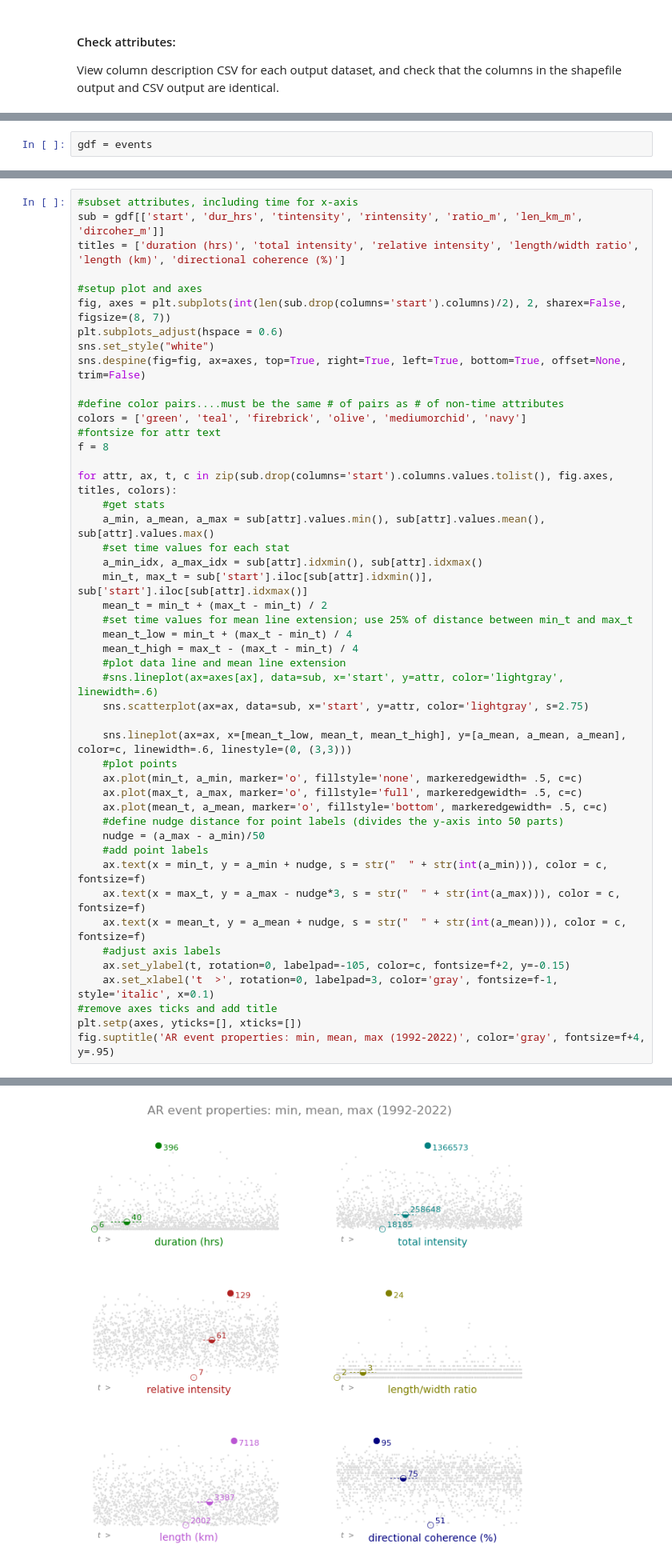
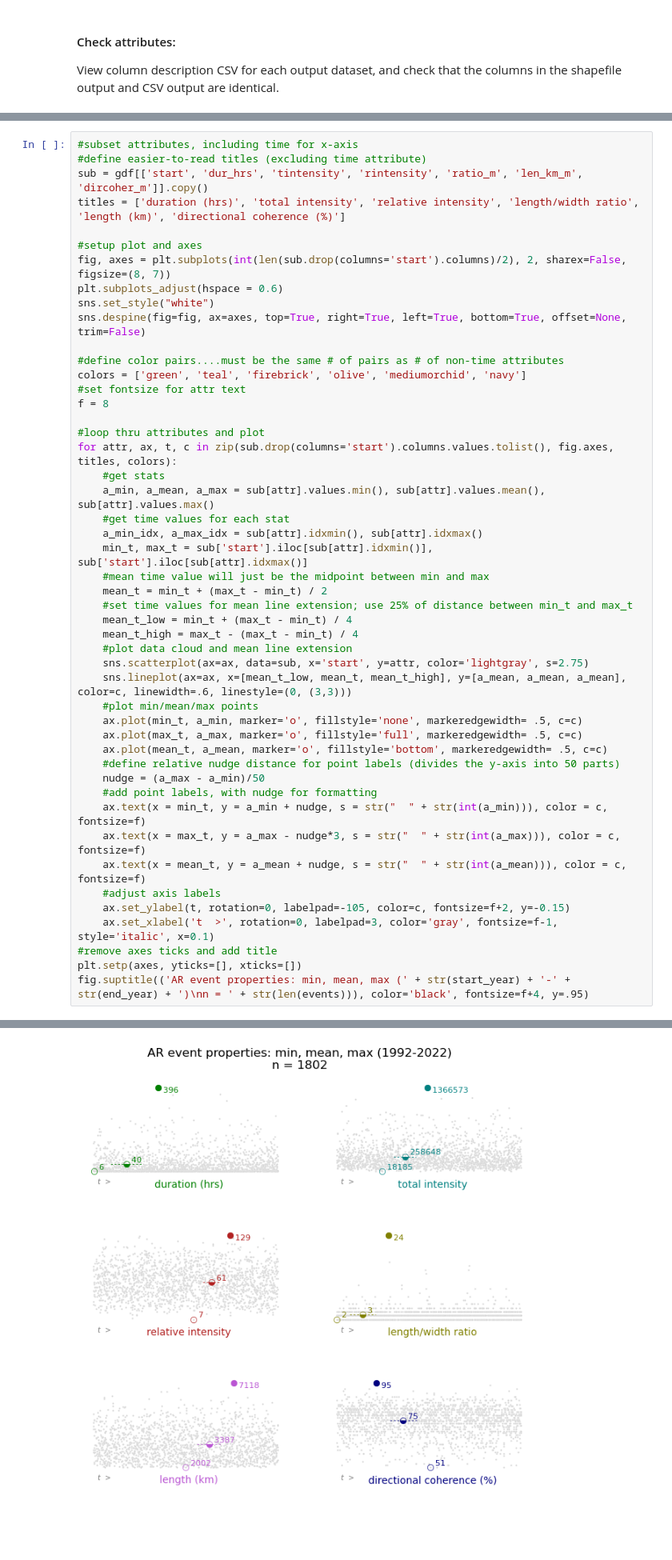
Before and after one commit to ua-snap/ar_avalanche, a Jupyter notebook: AR_QC.ipynb, the cells around one changed output, grey strips where cells are left out. Shown at 80% size. Saved outputs shown, nothing was run; the diff lists cells and outputs as text; blank space fills up the shorter version.

```diff
--- a/AR_QC.ipynb
+++ b/AR_QC.ipynb
@@ -137,2 +247,0 @@ On average, we detected 60.06666666666667 possible AR events per year.
-# %%
-gdf = events
@@ -139,6 +254,7 @@ gdf = events
 # %%
 #subset attributes, including time for x-axis
-sub = gdf[['start', 'dur_hrs', 'tintensity', 'rintensity', 'ratio_m', 'len_km_m', 'dircoher_m']]
+#define easier-to-read titles (excluding time attribute)
+sub = gdf[['start', 'dur_hrs', 'tintensity', 'rintensity', 'ratio_m', 'len_km_m', 'dircoher_m']].copy()
 titles = ['duration (hrs)', 'total intensity', 'relative intensity', 'length/width ratio', 'length (km)', 'directional coherence (%)']
 
 #setup plot and axes
@@ -149,31 +265,31 @@ sns.despine(fig=fig, ax=axes, top=True, right=True, left=True, bottom=True, offs
 
 #define color pairs....must be the same # of pairs as # of non-time attributes
 colors = ['green', 'teal', 'firebrick', 'olive', 'mediumorchid', 'navy']
-#fontsize for attr text
+#set fontsize for attr text
 f = 8
 
+#loop thru attributes and plot
 for attr, ax, t, c in zip(sub.drop(columns='start').columns.values.tolist(), fig.axes, titles, colors):
     #get stats
     a_min, a_mean, a_max = sub[attr].values.min(), sub[attr].values.mean(), sub[attr].values.max()
-    #set time values for each stat
+    #get time values for each stat
     a_min_idx, a_max_idx = sub[attr].idxmin(), sub[attr].idxmax()
     min_t, max_t = sub['start'].iloc[sub[attr].idxmin()], sub['start'].iloc[sub[attr].idxmax()]
+    #mean time value will just be the midpoint between min and max
     mean_t = min_t + (max_t - min_t) / 2
     #set time values for mean line extension; use 25% of distance between min_t and max_t
     mean_t_low = min_t + (max_t - min_t) / 4
     mean_t_high = max_t - (max_t - min_t) / 4
-    #plot data line and mean line extension
-    #sns.lineplot(ax=axes[ax], data=sub, x='start', y=attr, color='lightgray', linewidth=.6)
+    #plot data cloud and mean line extension
     sns.scatterplot(ax=ax, data=sub, x='start', y=attr, color='lightgray', s=2.75)
-
     sns.lineplot(ax=ax, x=[mean_t_low, mean_t, mean_t_high], y=[a_mean, a_mean, a_mean], color=c, linewidth=.6, linestyle=(0, (3,3)))
-    #plot points
+    #plot min/mean/max points
     ax.plot(min_t, a_min, marker='o', fillstyle='none', markeredgewidth= .5, c=c)
     ax.plot(max_t, a_max, marker='o', fillstyle='full', markeredgewidth= .5, c=c)
     ax.plot(mean_t, a_mean, marker='o', fillstyle='bottom', markeredgewidth= .5, c=c)
-    #define nudge distance for point labels (divides the y-axis into 50 parts)
+    #define relative nudge distance for point labels (divides the y-axis into 50 parts)
     nudge = (a_max - a_min)/50
-    #add point labels
+    #add point labels, with nudge for formatting
     ax.text(x = min_t, y = a_min + nudge, s = str("  " + str(int(a_min))), color = c, fontsize=f)
     ax.text(x = max_t, y = a_max - nudge*3, s = str("  " + str(int(a_max))), color = c, fontsize=f)
     ax.text(x = mean_t, y = a_mean + nudge, s = str("  " + str(int(a_mean))), color = c, fontsize=f)
@@ -182,5 +298,5 @@ for attr, ax, t, c in zip(sub.drop(columns='start').columns.values.tolist(), fig
     ax.set_xlabel('t  >', rotation=0, labelpad=3, color='gray', fontsize=f-1, style='italic', x=0.1)
 #remove axes ticks and add title
 plt.setp(axes, yticks=[], xticks=[])
-fig.suptitle('AR event properties: min, mean, max (1992-2022)', color='gray', fontsize=f+4, y=.95)
+fig.suptitle(('AR event properties: min, mean, max (' + str(start_year) + '-' + str(end_year) + ')\nn = ' + str(len(events))), color='black', fontsize=f+4, y=.95)
 # %% [output]
@@ -188 +304 @@ Text(0.5, 0.95, 'AR event properties: min, mean, max (1992-2022)')
-[figure, old version]
+[figure, new version]
```
Also changed, not shown: parts of 25 cells of this notebook.
